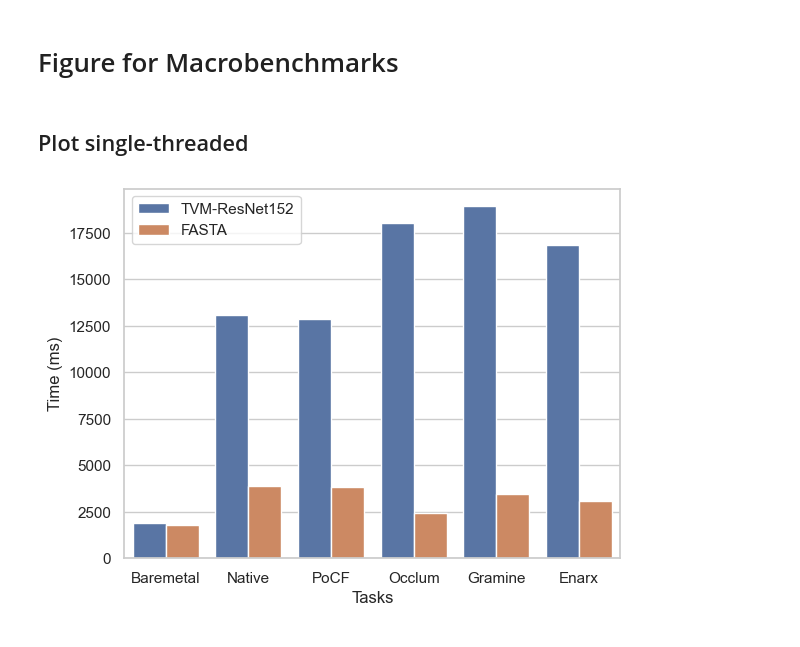
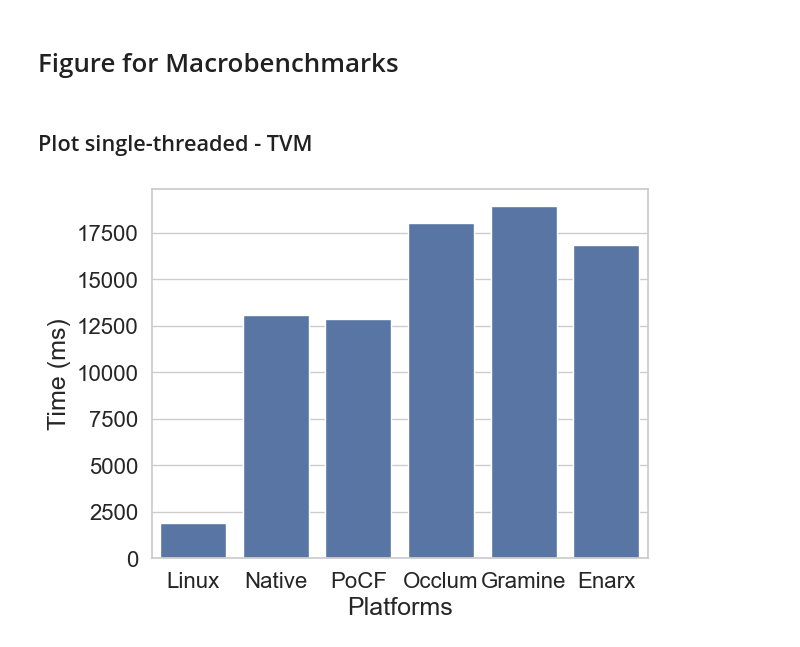
Before and after one commit to ya0guang/PoBF, a Jupyter notebook: scripts/figure.ipynb, the cells around one changed output. Cells and saved outputs as stored; diff of their text form; code cells hidden in the pictures.

```diff
--- a/scripts/figure.ipynb
+++ b/scripts/figure.ipynb
@@ -235,36 +235,35 @@ def analyze_macrobenchmarks(focused, type, pos=-1):
                 print(test[pos], test[-1])
             real_time /= test_suites
             throughput[task] = []
-            throughput[task].append(requests / real_time)
+            throughput[task].append(real_time / requests)
 
         result[task] = np.average(result[task])
 
     return result, throughput
 # %% [markdown]
-## Plot single-threaded
+## Plot single-threaded - TVM
 # %%
 import matplotlib.pyplot as plt
 import pandas as pd
 import seaborn as sns
 import numpy as np
 
 platforms = ['rust', 'native', 'pobf', 'occlum', 'gramine', 'enarx']
 
 ys = []
 for platform in platforms:
     cur, _ = analyze_macrobenchmarks('data_provider_' + platform, 'st')
     for k, v in cur.items():
         ys.append(v)
 
 sns.set(style='whitegrid')
-xs = []
-for element in ['Baremetal', 'Native', 'PoCF', 'Occlum', 'Gramine', 'Enarx']:
-    xs.extend([element] * 2)
-hue = ['TVM-ResNet152', 'FASTA'] * 6
+xs =  ['Linux', 'Native', 'PoCF', 'Occlum', 'Gramine', 'Enarx']
 
-g = sns.barplot(x=xs, y=ys, hue=hue)
-g.set_ylabel('Time (ms)', fontsize=12)
-g.set_xlabel('Tasks', fontsize=12)
-plt.savefig("../macrobenchmarks_st.pdf", bbox_inches='tight')
+g = sns.barplot(x=xs, y=ys[::2], color='b')
+g.set_ylabel('Time (ms)', fontsize=18)
+g.set_xlabel('Platforms', fontsize=18)
+g.set_xticklabels(g.get_xticklabels(), size=16)
+g.set_yticklabels(g.get_yticklabels(), size=16)
+plt.savefig("../macrobenchmarks_st_tvm.pdf", bbox_inches='tight')
 # %% [output]
-[figure, old version]
+[figure, new version]
```
Also changed, not shown: parts of 6 cells of this notebook.
